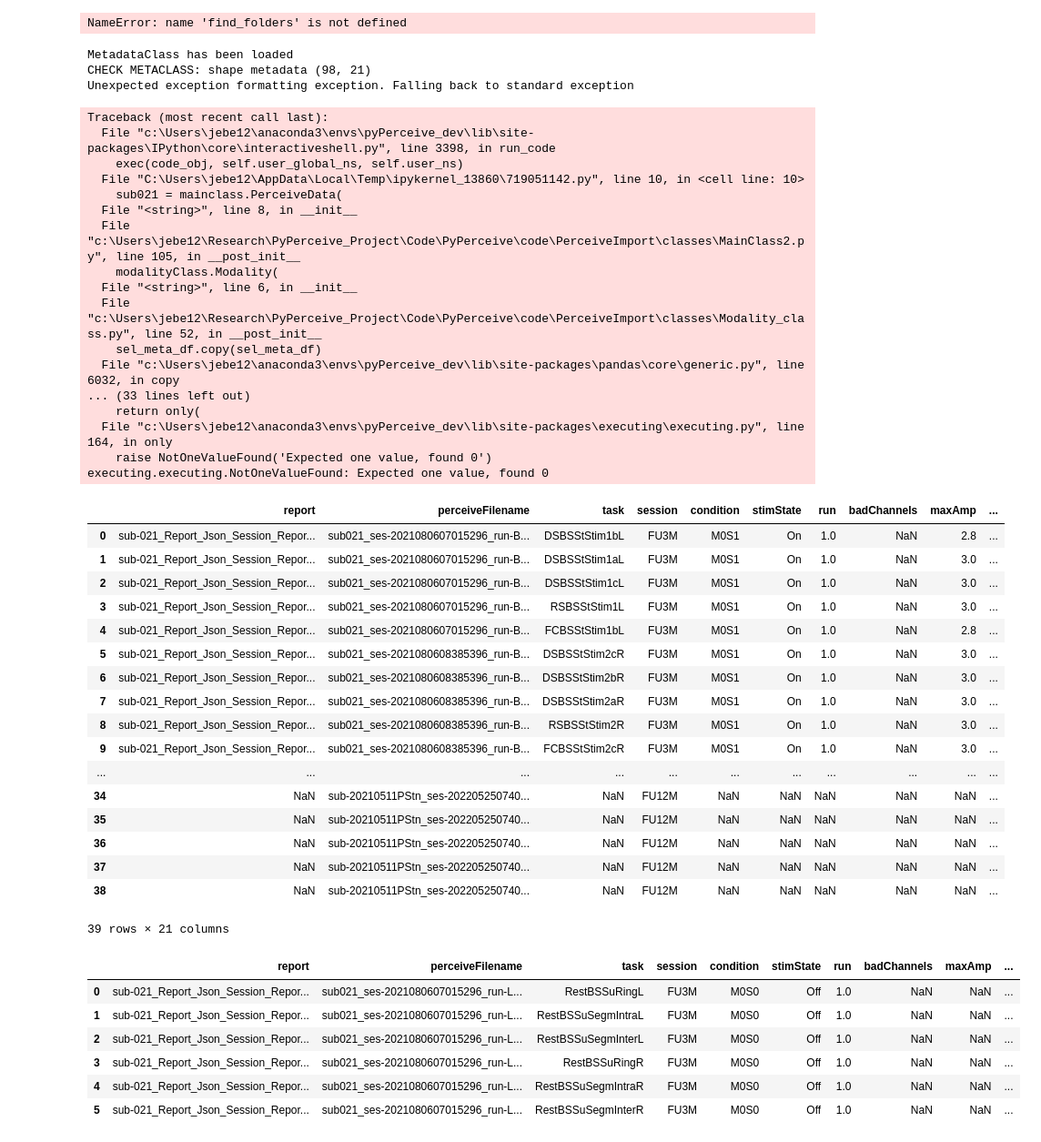
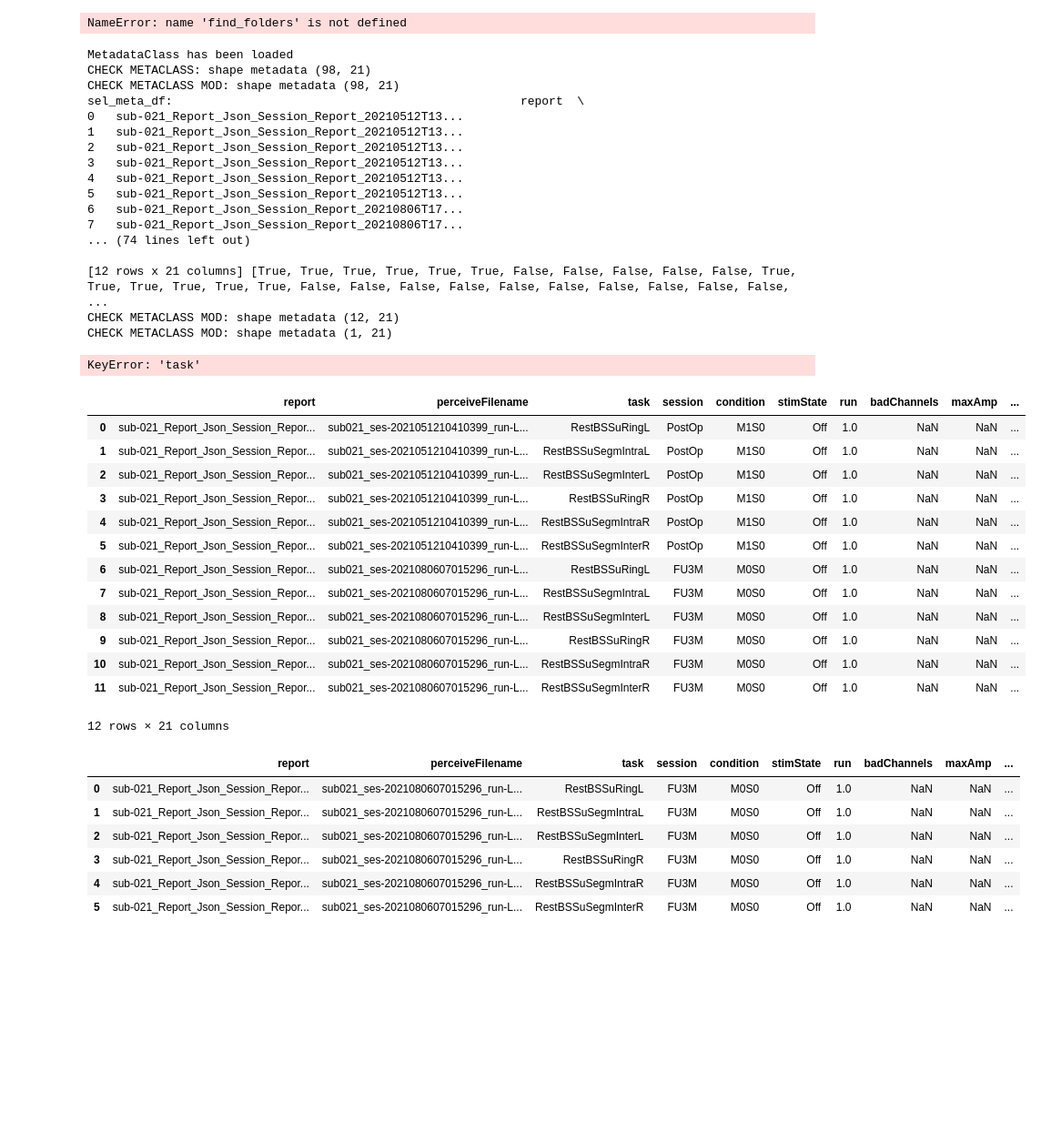
Before and after one commit to jgvhabets/PyPerceive, a Jupyter notebook: code/notebooks/percept_tf_analysis.ipynb, the cells around one changed output. Shown at 91% size. Drawn from its saved outputs; the diff is of its cells as text; code cells hidden in the pictures; blank space fills up the shorter version.

Commit message:
copying metadata versions within classes

```diff
--- a/code/notebooks/percept_tf_analysis.ipynb
+++ b/code/notebooks/percept_tf_analysis.ipynb
@@ -101,8 +101,8 @@ importlib.reload(Modality_class)
 sub021 = mainclass.PerceiveData(
     sub = "021",
     incl_modalities=["Survey"],
-    incl_session = ['FU3M', "PostOp", "FU12M"],
-    incl_condition =["M1S0"],
+    incl_session = ["FU3M", "PostOp"],
+    incl_condition =["M0S0"],
     incl_task = ["RestBSSuRingR"]
 )
 
@@ -126,45 +126,39 @@ sub021 = mainclass.PerceiveData(
 # %% [output]
 MetadataClass has been loaded
 CHECK METACLASS: shape metadata (98, 21)
-Unexpected exception formatting exception. Falling back to standard exception
+CHECK METACLASS MOD: shape metadata (98, 21)
+sel_meta_df:                                                 report  \
+0   sub-021_Report_Json_Session_Report_20210512T13...
+1   sub-021_Report_Json_Session_Report_20210512T13...
+2   sub-021_Report_Json_Session_Report_20210512T13...
+3   sub-021_Report_Json_Session_Report_20210512T13...
+4   sub-021_Report_Json_Session_Report_20210512T13...
+5   sub-021_Report_Json_Session_Report_20210512T13...
+6   sub-021_Report_Json_Session_Report_20210806T17...
+7   sub-021_Report_Json_Session_Report_20210806T17...
+... (74 lines left out)
+
+[12 rows x 21 columns] [True, True, True, True, True, True, False, False, False, False, False, True, True, True, True, True, True, False, False, False, False, False, False, False, False, False, False, ...
+CHECK METACLASS MOD: shape metadata (12, 21)
+CHECK METACLASS MOD: shape metadata (1, 21)
-Traceback (most recent call last):
-  File "c:\Users\jebe12\anaconda3\envs\pyPerceive_dev\lib\site-packages\IPython\core\interactiveshell.py", line 3398, in run_code
-    exec(code_obj, self.user_global_ns, self.user_ns)
-  File "C:\Users\jebe12\AppData\Local\Temp\ipykernel_13860\719051142.py", line 10, in <cell line: 10>
-    sub021 = mainclass.PerceiveData(
-  File "<string>", line 8, in __init__
-  File "c:\Users\jebe12\Research\PyPerceive_Project\Code\PyPerceive\code\PerceiveImport\classes\MainClass2.py", line 105, in __post_init__
-    modalityClass.Modality(
-  File "<string>", line 6, in __init__
-  File "c:\Users\jebe12\Research\PyPerceive_Project\Code\PyPerceive\code\PerceiveImport\classes\Modality_class.py", line 52, in __post_init__
-    sel_meta_df.copy(sel_meta_df)
-  File "c:\Users\jebe12\anaconda3\envs\pyPerceive_dev\lib\site-packages\pandas\core\generic.py", line 6032, in copy
-... (33 lines left out)
-    return only(
-  File "c:\Users\jebe12\anaconda3\envs\pyPerceive_dev\lib\site-packages\executing\executing.py", line 164, in only
-    raise NotOneValueFound('Expected one value, found 0')
-executing.executing.NotOneValueFound: Expected one value, found 0
+KeyError: 'task'
 # %%
-sub021.Surv
+sub021.
 # %% [output]
 |  | report | perceiveFilename | task | session | condition | stimState | run | badChannels | maxAmp | ... |
-| 0 | sub-021_Report_Json_Session_Repor... | sub021_ses-2021080607015296_run-B... | DSBSStStim1bL | FU3M | M0S1 | On | 1.0 | NaN | 2.8 | ... |
-| 1 | sub-021_Report_Json_Session_Repor... | sub021_ses-2021080607015296_run-B... | DSBSStStim1aL | FU3M | M0S1 | On | 1.0 | NaN | 3.0 | ... |
-| 2 | sub-021_Report_Json_Session_Repor... | sub021_ses-2021080607015296_run-B... | DSBSStStim1cL | FU3M | M0S1 | On | 1.0 | NaN | 3.0 | ... |
-| 3 | sub-021_Report_Json_Session_Repor... | sub021_ses-2021080607015296_run-B... | RSBSStStim1L | FU3M | M0S1 | On | 1.0 | NaN | 3.0 | ... |
-| 4 | sub-021_Report_Json_Session_Repor... | sub021_ses-2021080607015296_run-B... | FCBSStStim1bL | FU3M | M0S1 | On | 1.0 | NaN | 2.8 | ... |
-| 5 | sub-021_Report_Json_Session_Repor... | sub021_ses-2021080608385396_run-B... | DSBSStStim2cR | FU3M | M0S1 | On | 1.0 | NaN | 3.0 | ... |
-| 6 | sub-021_Report_Json_Session_Repor... | sub021_ses-2021080608385396_run-B... | DSBSStStim2bR | FU3M | M0S1 | On | 1.0 | NaN | 3.0 | ... |
-| 7 | sub-021_Report_Json_Session_Repor... | sub021_ses-2021080608385396_run-B... | DSBSStStim2aR | FU3M | M0S1 | On | 1.0 | NaN | 3.0 | ... |
-| 8 | sub-021_Report_Json_Session_Repor... | sub021_ses-2021080608385396_run-B... | RSBSStStim2R | FU3M | M0S1 | On | 1.0 | NaN | 3.0 | ... |
-| 9 | sub-021_Report_Json_Session_Repor... | sub021_ses-2021080608385396_run-B... | FCBSStStim2cR | FU3M | M0S1 | On | 1.0 | NaN | 3.0 | ... |
-| ... | ... | ... | ... | ... | ... | ... | ... | ... | ... | ... |
-| 34 | NaN | sub-20210511PStn_ses-202205250740... | NaN | FU12M | NaN | NaN | NaN | NaN | NaN | ... |
-| 35 | NaN | sub-20210511PStn_ses-202205250740... | NaN | FU12M | NaN | NaN | NaN | NaN | NaN | ... |
-| 36 | NaN | sub-20210511PStn_ses-202205250740... | NaN | FU12M | NaN | NaN | NaN | NaN | NaN | ... |
-| 37 | NaN | sub-20210511PStn_ses-202205250740... | NaN | FU12M | NaN | NaN | NaN | NaN | NaN | ... |
-| 38 | NaN | sub-20210511PStn_ses-202205250740... | NaN | FU12M | NaN | NaN | NaN | NaN | NaN | ... |
+| 0 | sub-021_Report_Json_Session_Repor... | sub021_ses-2021051210410399_run-L... | RestBSSuRingL | PostOp | M1S0 | Off | 1.0 | NaN | NaN | ... |
+| 1 | sub-021_Report_Json_Session_Repor... | sub021_ses-2021051210410399_run-L... | RestBSSuSegmIntraL | PostOp | M1S0 | Off | 1.0 | NaN | NaN | ... |
+| 2 | sub-021_Report_Json_Session_Repor... | sub021_ses-2021051210410399_run-L... | RestBSSuSegmInterL | PostOp | M1S0 | Off | 1.0 | NaN | NaN | ... |
+| 3 | sub-021_Report_Json_Session_Repor... | sub021_ses-2021051210410399_run-L... | RestBSSuRingR | PostOp | M1S0 | Off | 1.0 | NaN | NaN | ... |
+| 4 | sub-021_Report_Json_Session_Repor... | sub021_ses-2021051210410399_run-L... | RestBSSuSegmIntraR | PostOp | M1S0 | Off | 1.0 | NaN | NaN | ... |
+| 5 | sub-021_Report_Json_Session_Repor... | sub021_ses-2021051210410399_run-L... | RestBSSuSegmInterR | PostOp | M1S0 | Off | 1.0 | NaN | NaN | ... |
+| 6 | sub-021_Report_Json_Session_Repor... | sub021_ses-2021080607015296_run-L... | RestBSSuRingL | FU3M | M0S0 | Off | 1.0 | NaN | NaN | ... |
+| 7 | sub-021_Report_Json_Session_Repor... | sub021_ses-2021080607015296_run-L... | RestBSSuSegmIntraL | FU3M | M0S0 | Off | 1.0 | NaN | NaN | ... |
+| 8 | sub-021_Report_Json_Session_Repor... | sub021_ses-2021080607015296_run-L... | RestBSSuSegmInterL | FU3M | M0S0 | Off | 1.0 | NaN | NaN | ... |
+| 9 | sub-021_Report_Json_Session_Repor... | sub021_ses-2021080607015296_run-L... | RestBSSuRingR | FU3M | M0S0 | Off | 1.0 | NaN | NaN | ... |
+| 10 | sub-021_Report_Json_Session_Repor... | sub021_ses-2021080607015296_run-L... | RestBSSuSegmIntraR | FU3M | M0S0 | Off | 1.0 | NaN | NaN | ... |
+| 11 | sub-021_Report_Json_Session_Repor... | sub021_ses-2021080607015296_run-L... | RestBSSuSegmInterR | FU3M | M0S0 | Off | 1.0 | NaN | NaN | ... |
-39 rows × 21 columns
+12 rows × 21 columns
 # %%
 sub021.Survey.FU12M.metadata_ses["FU3M"]
 # %% [output]
```
Also changed, not shown: 6 other files.
